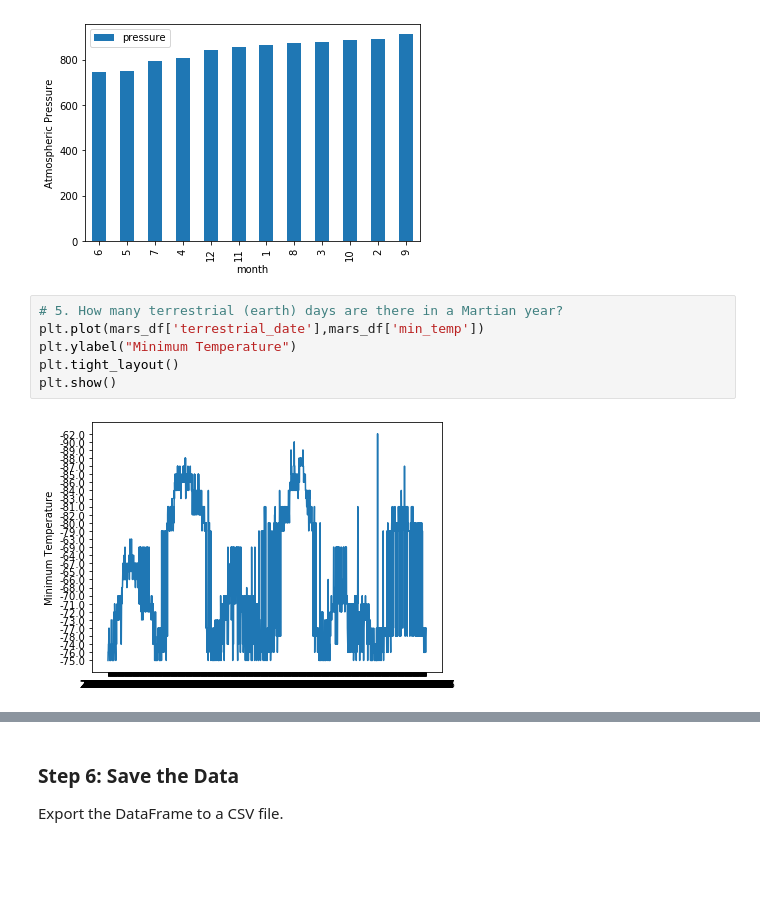
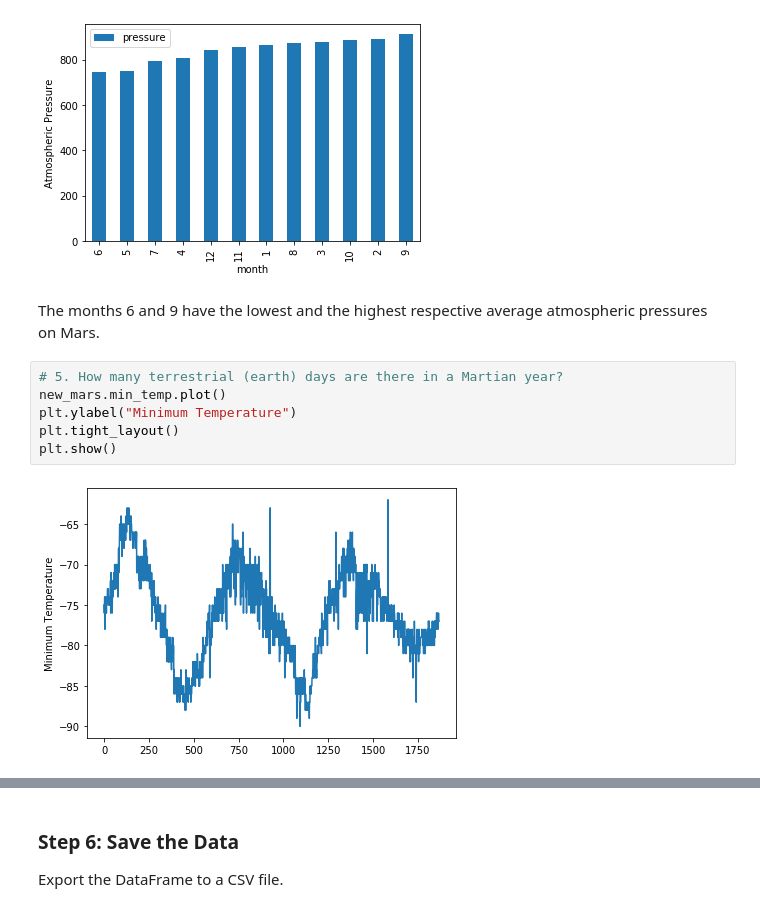
Before and after one commit to greerinns/mars-web-scraping, a Jupyter notebook: Starter_Code 7/part_2_mars_weather.ipynb, the cells around one changed output, grey strips where cells are left out. Cells and saved outputs as stored; diff of their text form; blank space fills up the shorter version.

```diff
--- a/Starter_Code 7/part_2_mars_weather.ipynb
+++ b/Starter_Code 7/part_2_mars_weather.ipynb
@@ -246,11 +254,14 @@ plt.ylabel("Atmospheric Pressure")
 plt.show()
 # %% [output]
 [figure]
+# %% [markdown]
+The months 6 and 9 have the lowest and the highest respective average atmospheric pressures
+on Mars.
 # %%
 # 5. How many terrestrial (earth) days are there in a Martian year?
-plt.plot(mars_df['terrestrial_date'],mars_df['min_temp'])
+new_mars.min_temp.plot()
 plt.ylabel("Minimum Temperature")
 plt.tight_layout()
 plt.show()
 # %% [output]
-[figure, old version]
+[figure, new version]
```
Also changed, not shown: parts of 10 cells of this notebook, 1 other file.
